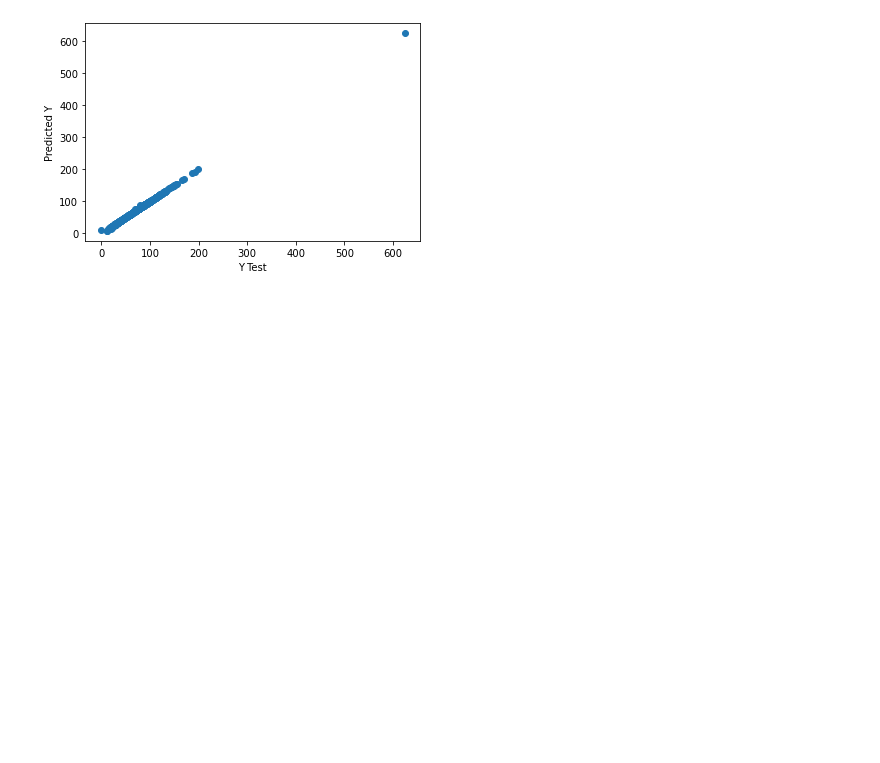
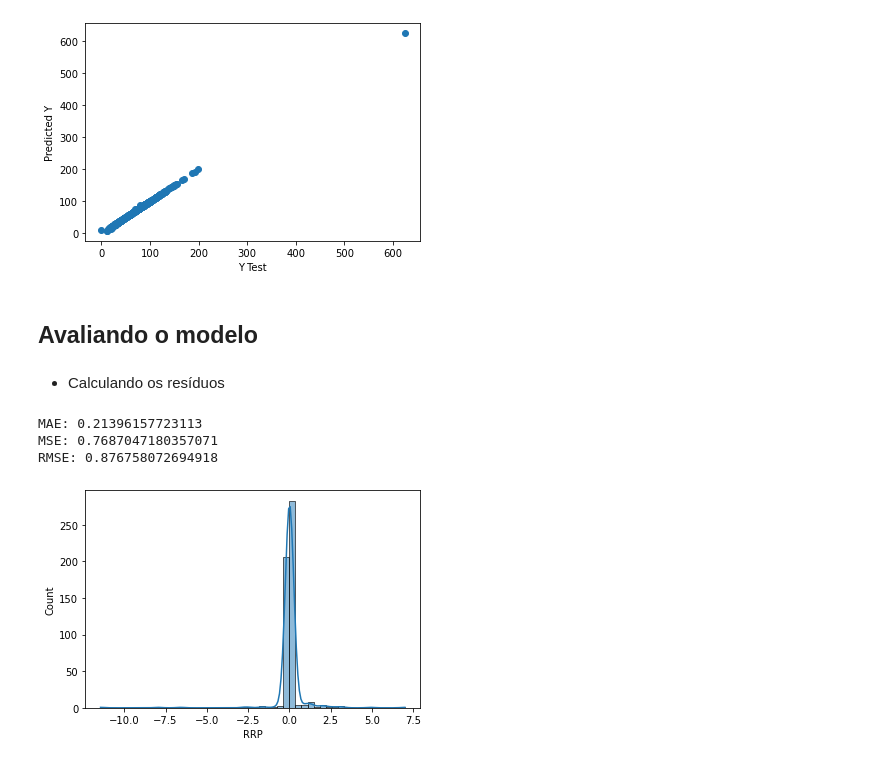
Before and after one commit to jvitorgf/linear-regression-elec-demand, a Jupyter notebook: linear-regression-elec-demand.ipynb, the cells around one changed output. Saved outputs shown, nothing was run; the diff lists cells and outputs as text; code cells hidden in the pictures; blank space fills up the shorter version.

Commit message:
evaluating the model

```diff
--- a/linear-regression-elec-demand.ipynb
+++ b/linear-regression-elec-demand.ipynb
@@ -136,3 +136,21 @@ plt.ylabel('Predicted Y')
 # %% [output]
 Text(0, 0.5, 'Predicted Y')
 [figure]
+# %% [markdown]
+## Avaliando o modelo
+# %% [markdown]
+* Calculando os resíduos
+# %%
+from sklearn import metrics
+
+print('MAE:', metrics.mean_absolute_error(y_test, pred))
+print('MSE:', metrics.mean_squared_error(y_test, pred))
+print('RMSE:', np.sqrt(metrics.mean_squared_error(y_test, pred)))
+# %% [output]
+MAE: 0.21396157723113
+MSE: 0.7687047180357071
+RMSE: 0.876758072694918
+# %%
+sns.histplot((y_test-pred),bins=50,kde=True);
+# %% [output]
+[figure, added]
```
